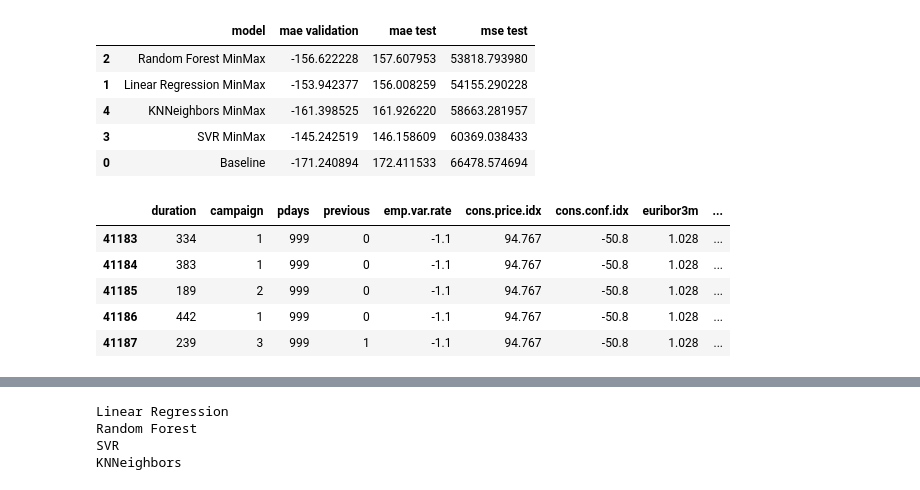
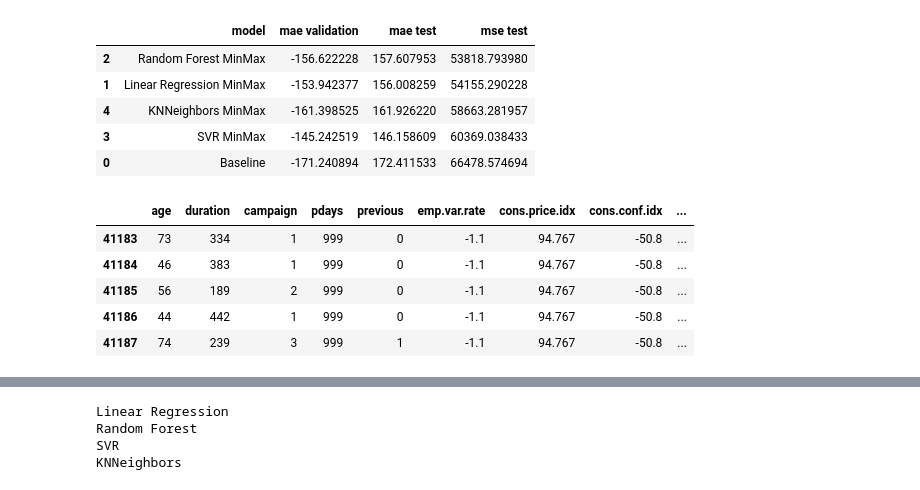
Before and after one commit to tomiambro/ap_automatico, a Jupyter notebook: tp1v2.ipynb, the cells around one changed output, grey strips where cells are left out. Cells and saved outputs as stored; diff of their text form; code cells hidden in the pictures.

```diff
--- a/tp1v2.ipynb
+++ b/tp1v2.ipynb
@@ -518,19 +520,17 @@ res.sort_values('mse test', ascending=True)
 | 3 | SVR MinMax | -145.242519 | 146.158609 | 60369.038433 |
 | 0 | Baseline | -171.240894 | 172.411533 | 66478.574694 |
 # %%
-
 df_r = df_raw.copy()
 
-df_aux = df_raw.drop(['age', 'job', 'marital'], axis=1)
 
-df_aux.loc[:, 'y'] = label_binarize(df_aux['y'], classes=['no', 'yes'])
+df_r.loc[:, 'y'] = label_binarize(df_r['y'], classes=['no', 'yes'])
 
-df_one = pd.get_dummies(df_aux)
+df_one = pd.get_dummies(df_r)
 df_one.tail()
 # %% [output]
-|  | duration | campaign | pdays | previous | emp.var.rate | cons.price.idx | cons.conf.idx | euribor3m | ... |
-| 41183 | 334 | 1 | 999 | 0 | -1.1 | 94.767 | -50.8 | 1.028 | ... |
-| 41184 | 383 | 1 | 999 | 0 | -1.1 | 94.767 | -50.8 | 1.028 | ... |
-| 41185 | 189 | 2 | 999 | 0 | -1.1 | 94.767 | -50.8 | 1.028 | ... |
-| 41186 | 442 | 1 | 999 | 0 | -1.1 | 94.767 | -50.8 | 1.028 | ... |
-| 41187 | 239 | 3 | 999 | 1 | -1.1 | 94.767 | -50.8 | 1.028 | ... |
+|  | age | duration | campaign | pdays | previous | emp.var.rate | cons.price.idx | cons.conf.idx | ... |
+| 41183 | 73 | 334 | 1 | 999 | 0 | -1.1 | 94.767 | -50.8 | ... |
+| 41184 | 46 | 383 | 1 | 999 | 0 | -1.1 | 94.767 | -50.8 | ... |
+| 41185 | 56 | 189 | 2 | 999 | 0 | -1.1 | 94.767 | -50.8 | ... |
+| 41186 | 44 | 442 | 1 | 999 | 0 | -1.1 | 94.767 | -50.8 | ... |
+| 41187 | 74 | 239 | 3 | 999 | 1 | -1.1 | 94.767 | -50.8 | ... |
```
Also changed, not shown: parts of 3 cells of this notebook.
